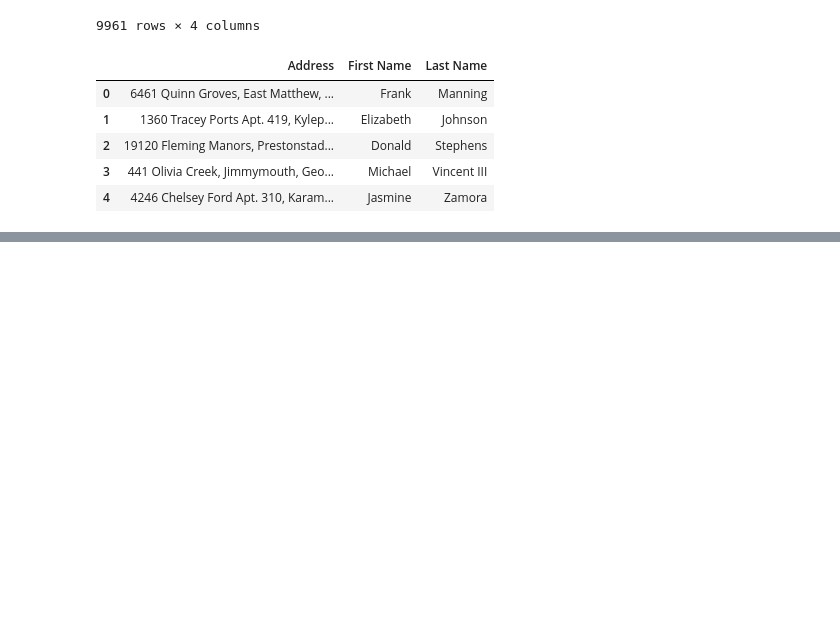
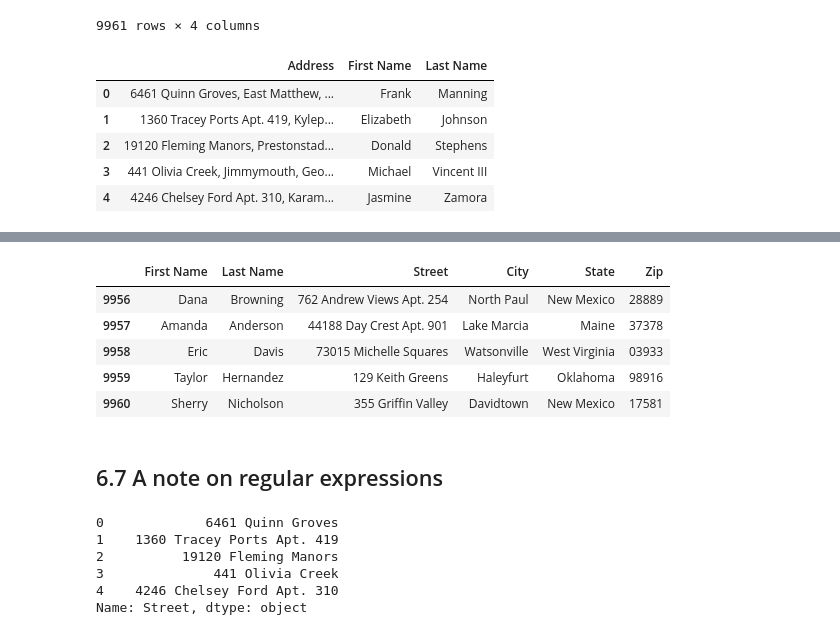
Before and after one commit to ljyGmail/pandas_in_action, a Jupyter notebook: ch06_working_with_text_data.ipynb, the cells around one changed output, grey strips where cells are left out. Cells and saved outputs as stored; diff of their text form; code cells hidden in the pictures; blank space fills up the shorter version.

```diff
--- a/ch06_working_with_text_data.ipynb
+++ b/ch06_working_with_text_data.ipynb
@@ -454,0 +517,20 @@ customers.head()
+# %%
+customers.tail()
+# %% [output]
+|  | First Name | Last Name | Street | City | State | Zip |
+| 9956 | Dana | Browning | 762 Andrew Views Apt. 254 | North Paul | New Mexico | 28889 |
+| 9957 | Amanda | Anderson | 44188 Day Crest Apt. 901 | Lake Marcia | Maine | 37378 |
+| 9958 | Eric | Davis | 73015 Michelle Squares | Watsonville | West Virginia | 03933 |
+| 9959 | Taylor | Hernandez | 129 Keith Greens | Haleyfurt | Oklahoma | 98916 |
+| 9960 | Sherry | Nicholson | 355 Griffin Valley | Davidtown | New Mexico | 17581 |
+# %% [markdown]
+## 6.7 A note on regular expressions
+# %%
+customers["Street"].head()
+# %% [output]
+0             6461 Quinn Groves
+1    1360 Tracey Ports Apt. 419
+2          19120 Fleming Manors
+3              441 Olivia Creek
+4    4246 Chelsey Ford Apt. 310
+Name: Street, dtype: object
```
Also changed, not shown: parts of 11 cells of this notebook.
